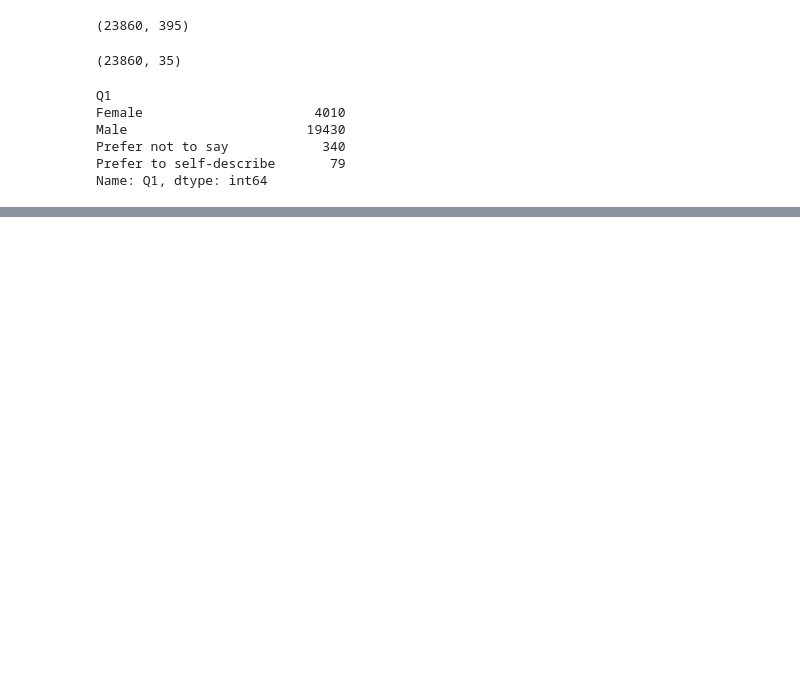
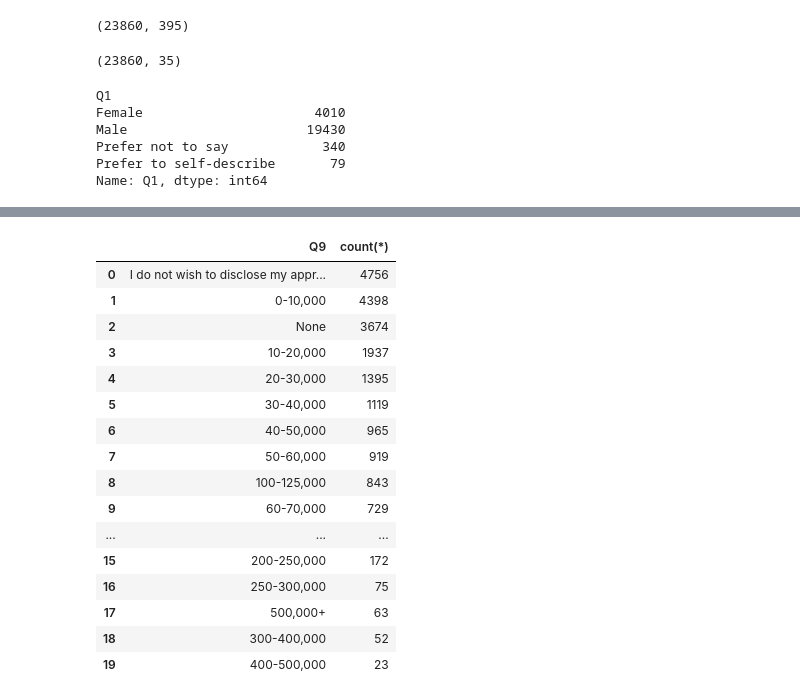
Before and after one commit to lopez-/kaggle_projects, a Jupyter notebook: 2018_survey/2018_survey.ipynb, the cells around one changed output, grey strips where cells are left out. Drawn from its saved outputs; the diff is of its cells as text; code cells hidden in the pictures; blank space fills up the shorter version.

```diff
--- a/2018_survey/2018_survey.ipynb
+++ b/2018_survey/2018_survey.ipynb
@@ -29,0 +79,20 @@ Name: Q1, dtype: int64
+# %%
+sqldf("""select Q9, count(*) from multiple_choice group by 1 order by count(*) desc""")
+# %% [output]
+|  | Q9 | count(*) |
+| 0 | I do not wish to disclose my appr... | 4756 |
+| 1 | 0-10,000 | 4398 |
+| 2 | None | 3674 |
+| 3 | 10-20,000 | 1937 |
+| 4 | 20-30,000 | 1395 |
+| 5 | 30-40,000 | 1119 |
+| 6 | 40-50,000 | 965 |
+| 7 | 50-60,000 | 919 |
+| 8 | 100-125,000 | 843 |
+| 9 | 60-70,000 | 729 |
+| ... | ... | ... |
+| 15 | 200-250,000 | 172 |
+| 16 | 250-300,000 | 75 |
+| 17 | 500,000+ | 63 |
+| 18 | 300-400,000 | 52 |
+| 19 | 400-500,000 | 23 |
```
Also changed, not shown: parts of 17 cells of this notebook, 1 other file.
